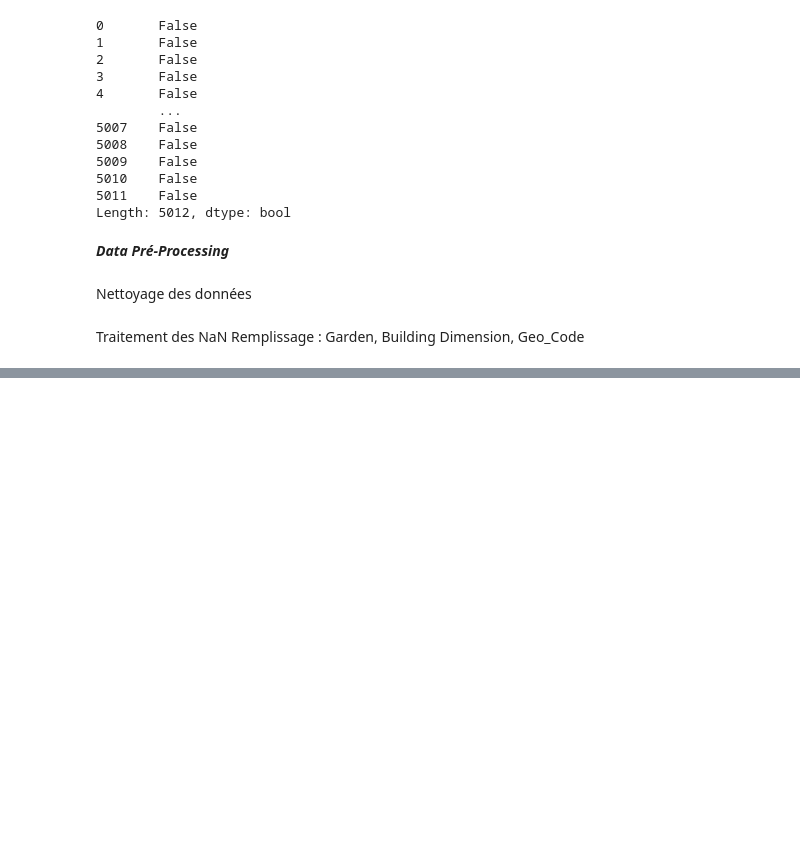
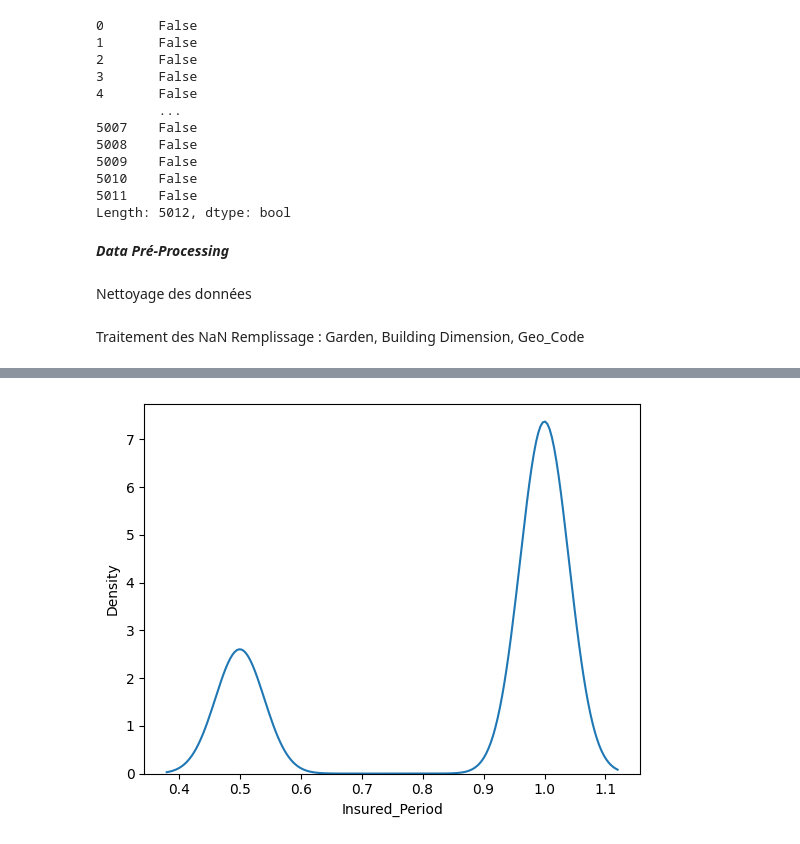
Before and after one commit to Sirine2002/Data_Mining, a Jupyter notebook: Projet.ipynb, the cells around one changed output, grey strips where cells are left out. Saved outputs shown, nothing was run; the diff lists cells and outputs as text; code cells hidden in the pictures; blank space fills up the shorter version.

```diff
--- a/Projet.ipynb
+++ b/Projet.ipynb
@@ -145,0 +242,4 @@ df_assurance.tail(5)
+# %%
+KDE_Courbe(df_assurance,"Insured_Period")
+# %% [output]
+[figure, added]
```
Also changed, not shown: parts of 15 cells of this notebook.
